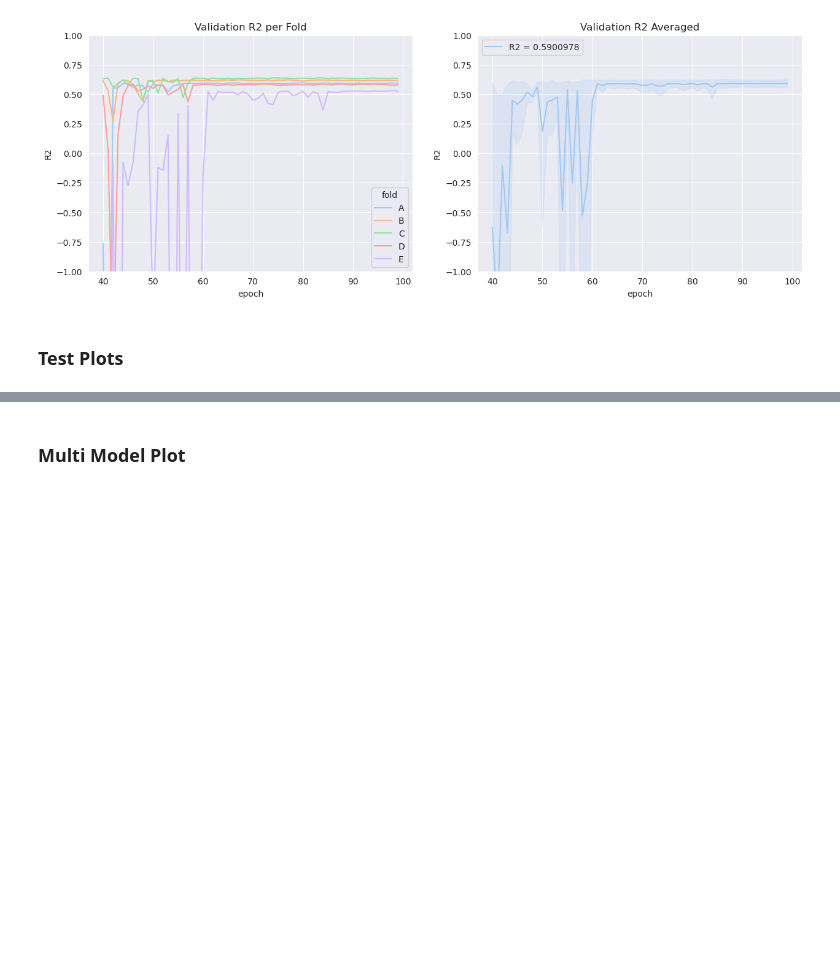
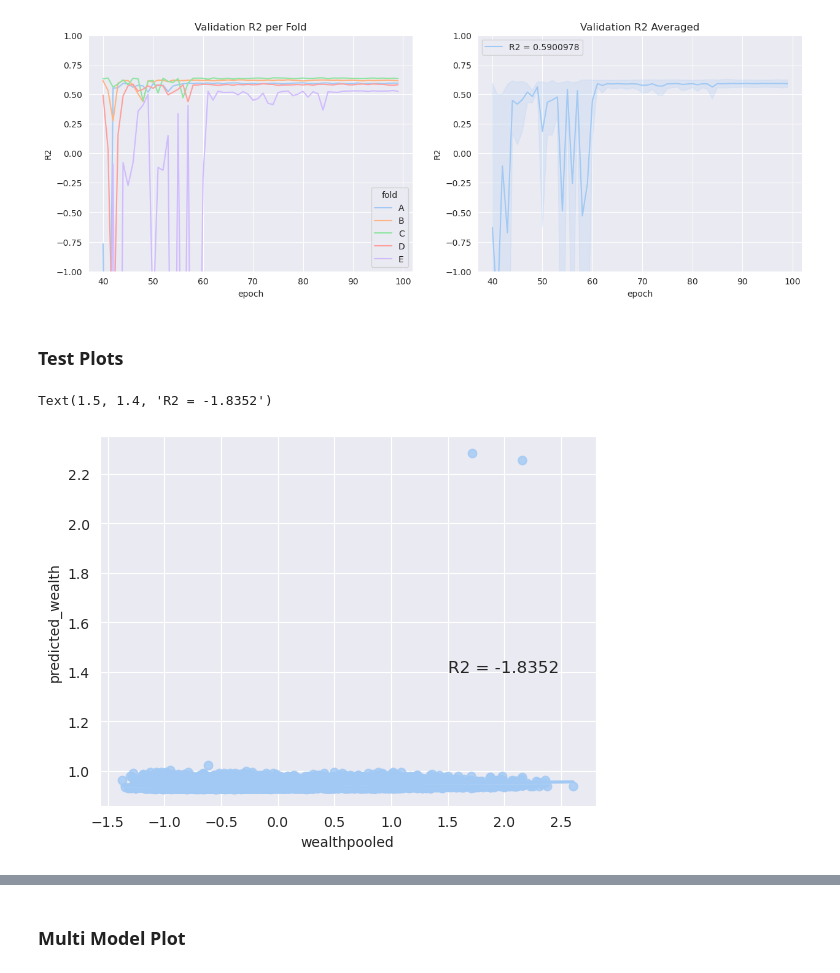
Before and after one commit to mpa-poverty/2-mpa, a Jupyter notebook: plot_results.ipynb, the cells around one changed output, grey strips where cells are left out. Drawn from its saved outputs; the diff is of its cells as text; code cells hidden in the pictures; blank space fills up the shorter version.

```diff
--- a/plot_results.ipynb
+++ b/plot_results.ipynb
@@ -63 +67,7 @@ df_test.head()
+# %%
+sns.regplot(x="wealthpooled", y="predicted_wealth", data=df_test);
+plt.text(1.5,1.4, 'R2 = ' + str(round(r2_all,4)), fontsize='large')
+# %% [output]
+Text(1.5, 1.4, 'R2 = -1.8352')
+[figure, added]
 # %% [markdown]
```
Also changed, not shown: parts of 10 cells of this notebook, 6 other files.
